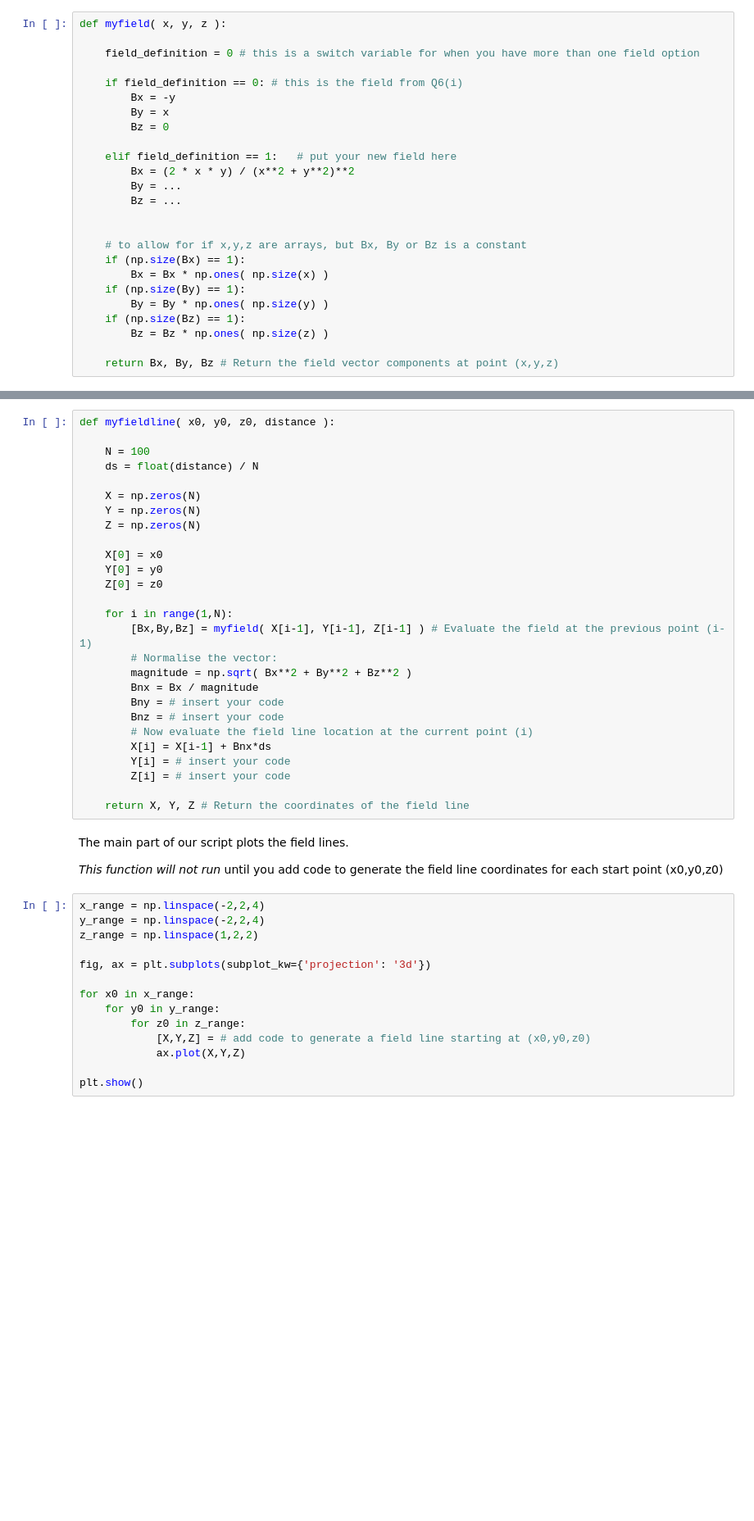
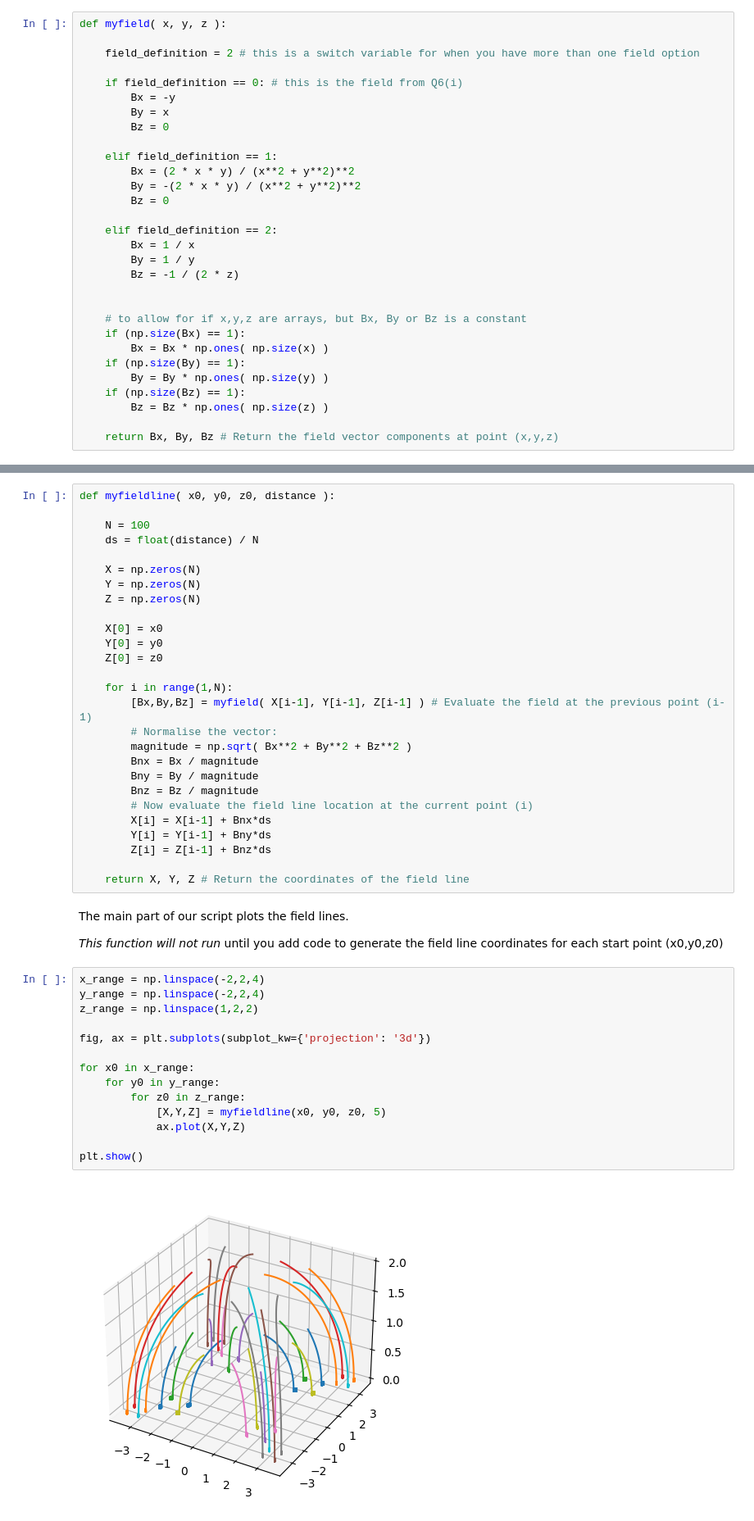
Before and after one commit to Kelios1556/CamGagaGaga, a Jupyter notebook: 01-ExamplesPaper1-Field-Lines.ipynb, the cells around one changed output, grey strips where cells are left out. Shown at 82% size. Saved outputs shown, nothing was run; the diff lists cells and outputs as text; blank space fills up the shorter version.

```diff
--- a/01-ExamplesPaper1-Field-Lines.ipynb
+++ b/01-ExamplesPaper1-Field-Lines.ipynb
@@ -19,17 +19,22 @@ Note that this will give a static plot that you cannot interact with (e.g. rotat
 # %%
 def myfield( x, y, z ):
 
-    field_definition = 0 # this is a switch variable for when you have more than one field option
+    field_definition = 2 # this is a switch variable for when you have more than one field option
 
     if field_definition == 0: # this is the field from Q6(i)
         Bx = -y
         By = x
         Bz = 0
 
-    elif field_definition == 1:   # put your new field here
+    elif field_definition == 1:
         Bx = (2 * x * y) / (x**2 + y**2)**2
-        By = ...
-        Bz = ...
+        By = -(2 * x * y) / (x**2 + y**2)**2
+        Bz = 0
+
+    elif field_definition == 2:
+        Bx = 1 / x
+        By = 1 / y
+        Bz = -1 / (2 * z)
 
 
     # to allow for if x,y,z are arrays, but Bx, By or Bz is a constant
@@ -67,12 +72,12 @@ def myfieldline( x0, y0, z0, distance ):
         # Normalise the vector:
         magnitude = np.sqrt( Bx**2 + By**2 + Bz**2 )
         Bnx = Bx / magnitude
-        Bny = # insert your code
-        Bnz = # insert your code
+        Bny = By / magnitude
+        Bnz = Bz / magnitude
         # Now evaluate the field line location at the current point (i)
         X[i] = X[i-1] + Bnx*ds
-        Y[i] = # insert your code
-        Z[i] = # insert your code
+        Y[i] = Y[i-1] + Bny*ds
+        Z[i] = Z[i-1] + Bnz*ds
 
     return X, Y, Z # Return the coordinates of the field line
 # %% [markdown]
@@ -82,14 +87,16 @@ The main part of our script plots the field lines.
 # %%
 x_range = np.linspace(-2,2,4)
 y_range = np.linspace(-2,2,4)
 z_range = np.linspace(1,2,2)
 
 fig, ax = plt.subplots(subplot_kw={'projection': '3d'})
 
 for x0 in x_range:
     for y0 in y_range:
         for z0 in z_range:
-            [X,Y,Z] = # add code to generate a field line starting at (x0,y0,z0)
+            [X,Y,Z] = myfieldline(x0, y0, z0, 5)
             ax.plot(X,Y,Z)
 
 plt.show()
+# %% [output]
+[figure, added]
```
